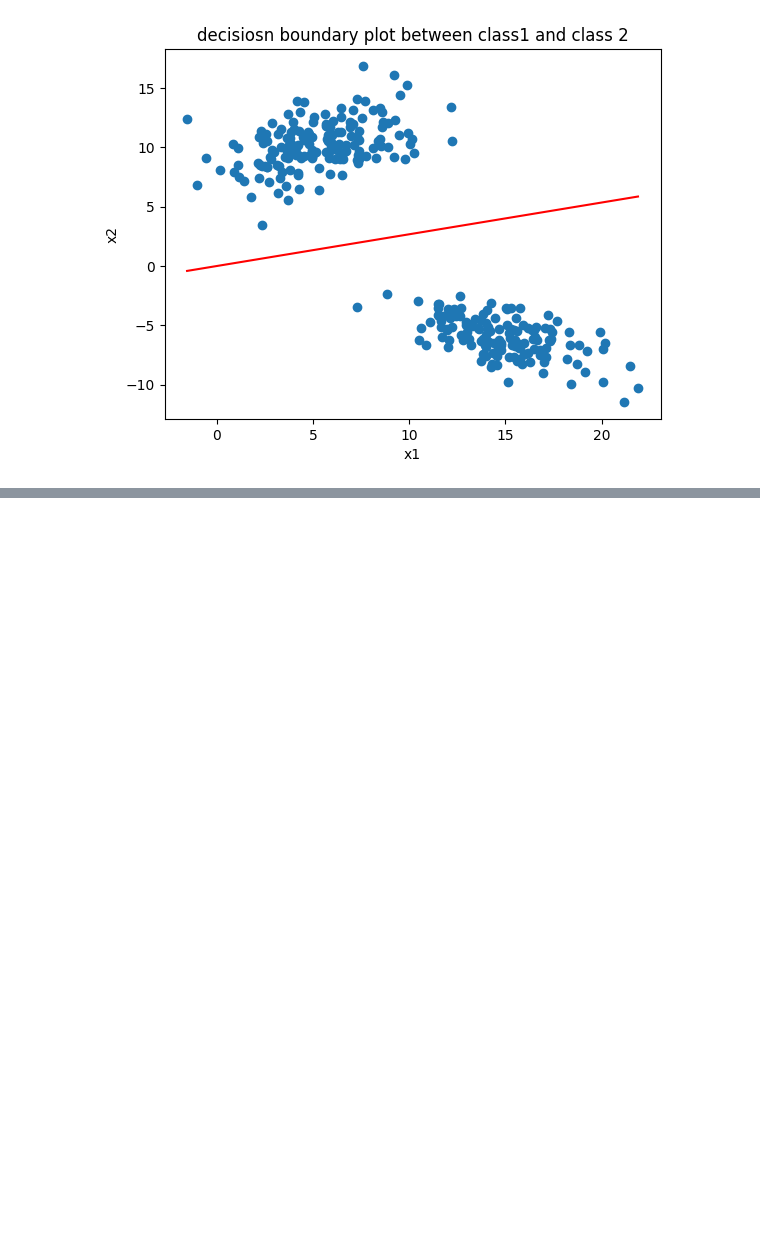
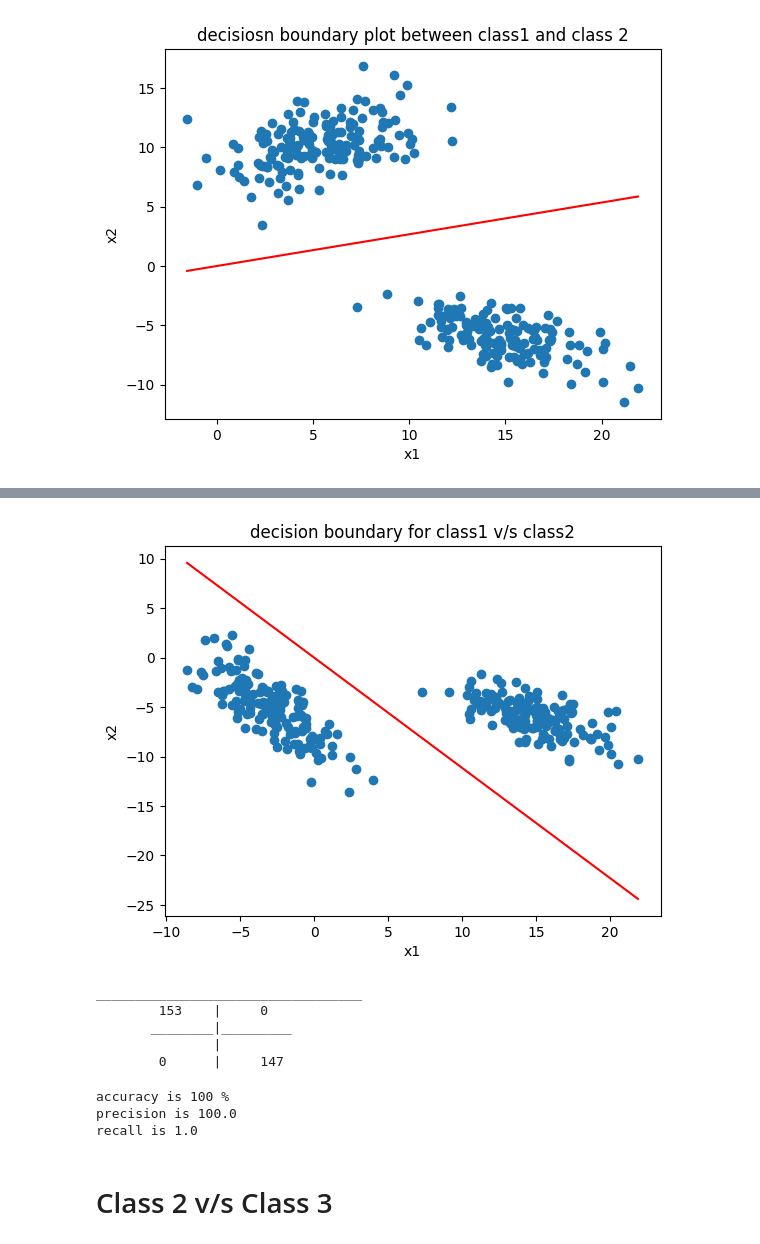
Before and after one commit to ShubhamPatwar/Projects, a Jupyter notebook: DL assignments/Assignment_1/assignment_1_solved/Assignmnet_1_part_1.ipynb, the cells around one changed output, grey strips where cells are left out. Drawn from its saved outputs; the diff is of its cells as text; code cells hidden in the pictures; blank space fills up the shorter version.

```diff
--- a/DL assignments/Assignment_1/assignment_1_solved/Assignmnet_1_part_1.ipynb
+++ b/DL assignments/Assignment_1/assignment_1_solved/Assignmnet_1_part_1.ipynb
@@ -230,0 +319,73 @@ plt.show()
+# %%
+x_val = []
+y_val = []
+for i in test_1_3:
+    x_val.append(i[0])
+    y_val.append(i[1])
+
+plt.scatter(x_val,y_val)
+
+# for boundary line
+
+x_axis = np.linspace(np.min(x_val) , np.max(x_values) , 100)
+y_axis = -(weights_1_3[0]/weights_1_3[1])*x_axis
+
+plt.plot(x_axis,y_axis,color = 'r')
+plt.title("decision boundary for class1 v/s class2")
+plt.xlabel("x1")
+plt.ylabel("x2")
+
+plt.show()
+# %% [output]
+[figure, added]
+# %%
+tp  = 0
+fp = 0
+tn = 0
+fn = 0
+
+for i in test_1_3:
+    prediction = np.dot(weights_1_3.T,i[0:2])
+    f_a = sigmoidal_function(prediction)
+
+    if  f_a  >= 0.5  and i[2] == 1 :
+        tp = tp + 1
+    elif f_a < 0.5  and i[2] == 0 :
+        tn = tn + 1
+    elif f_a < 0.5 and i[2] == 1 :
+        fn = fn + 1
+    elif f_a >= 0.5 and i[2] == 0:
+        fp  = fp + 1
+
+print(f'''
+__________________________________
+        {tp}    |     {fn}
+       ________|_________
+               |
+        {fp}      |     {tn}
+
+''')
+# %% [output]
+__________________________________
+        153    |     0
+       ________|_________
+               |
+        0      |     147
+# %%
+
+# acuuracy is total number of sampls belonging to class of tp and tn
+accuracy = ((tp + tn) /(tp + tn + fp + fn) )  * 100
+print(f"accuracy is {int(accuracy)} %")
+
+# precision  is  total no of samples , correctly classified out of total number of samples
+precision = ( tp/(tp + fp) )* 100
+print(f"precision is {precision}")
+
+recall = tp /( tp + fn)
+print(f"recall is {recall}")
+# %% [output]
+accuracy is 100 %
+precision is 100.0
+recall is 1.0
+# %% [markdown]
+# Class 2 v/s Class 3
```
Also changed, not shown: parts of 12 cells of this notebook.
